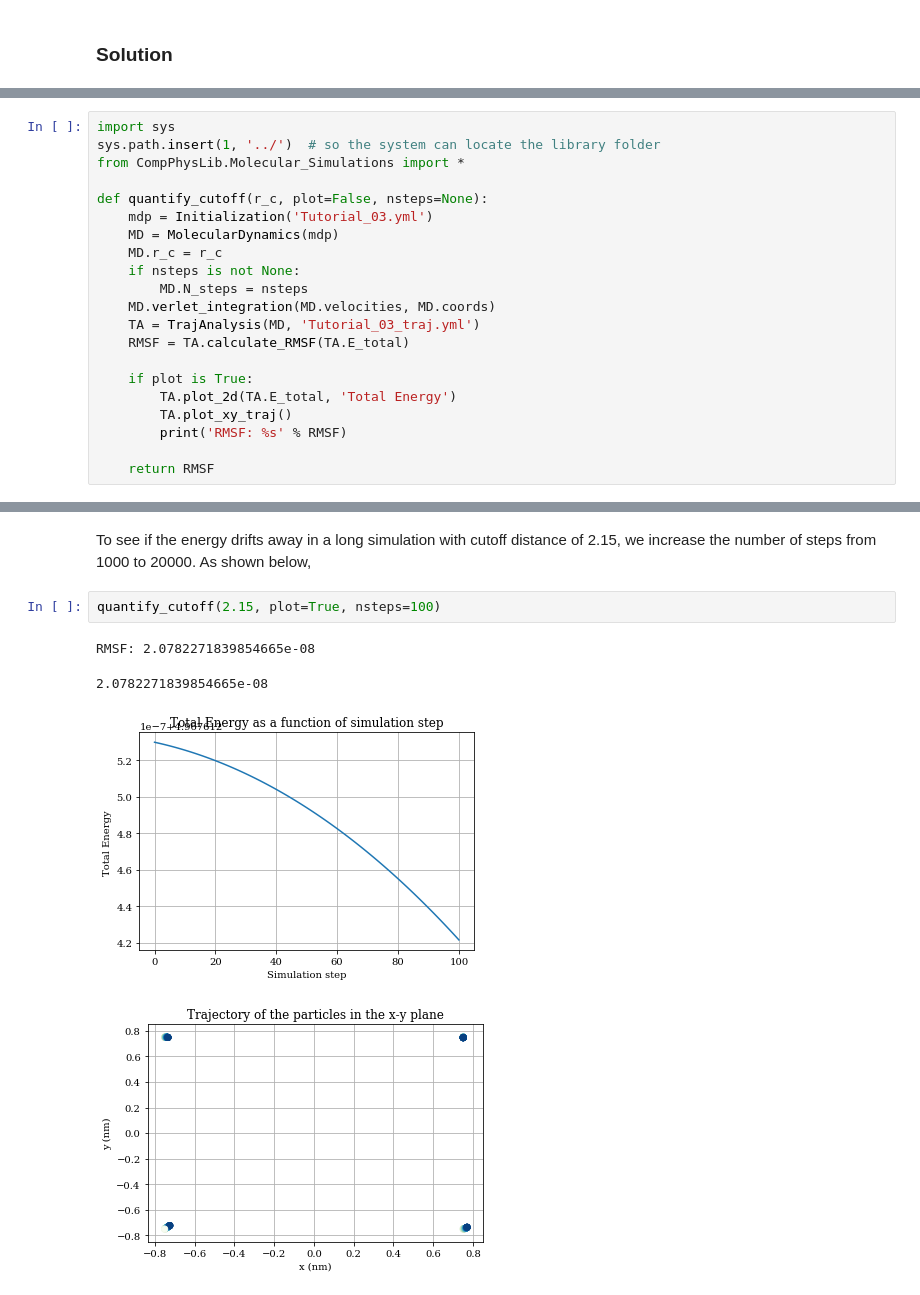
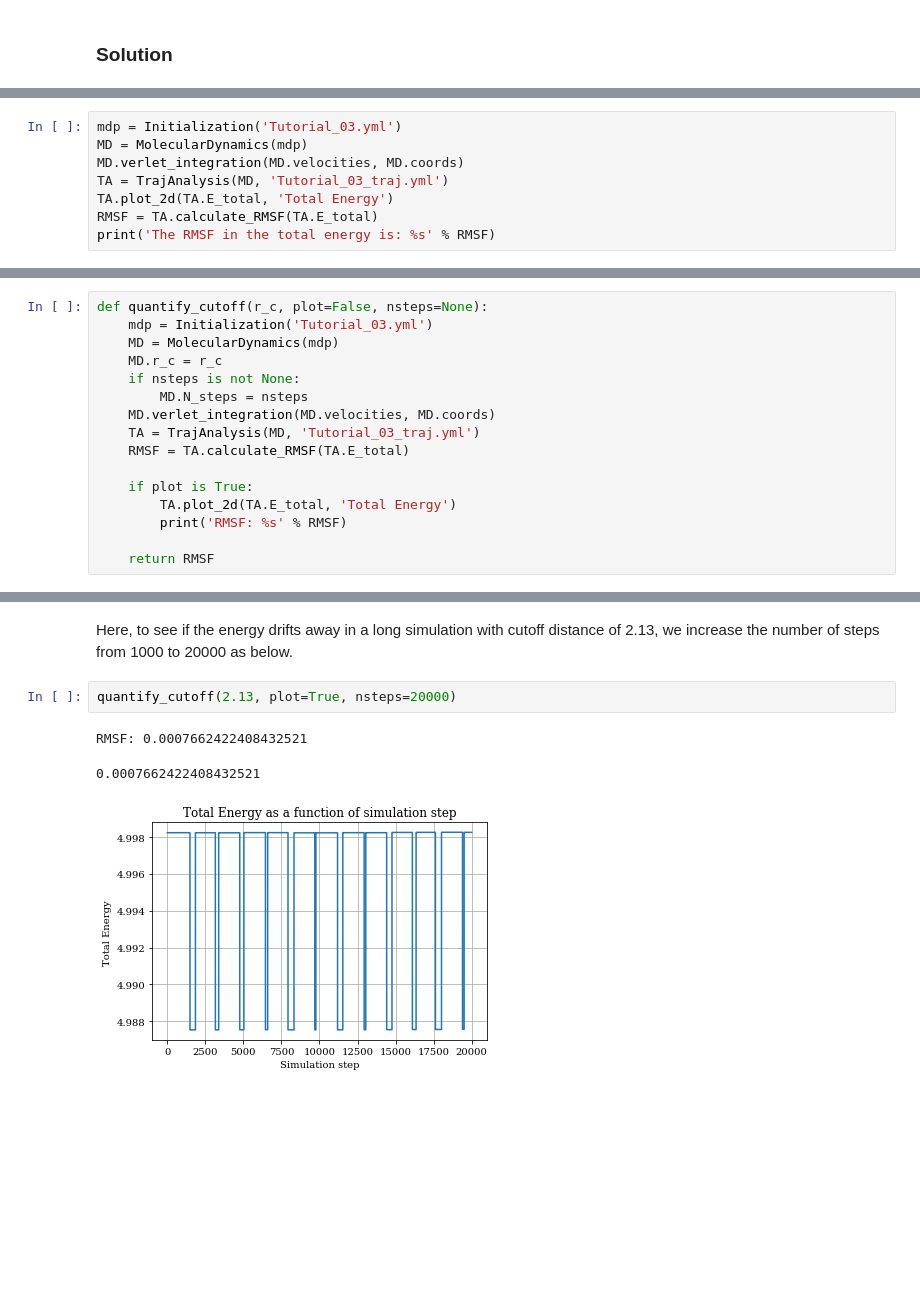
Before and after one commit to wehs7661/CompPhys, a Jupyter notebook: Tutorials/Tutorial_03.ipynb, the cells around one changed output, grey strips where cells are left out. Drawn from its saved outputs; the diff is of its cells as text; blank space fills up the shorter version.

```diff
--- a/Tutorials/Tutorial_03.ipynb
+++ b/Tutorials/Tutorial_03.ipynb
@@ -66,0 +78,8 @@ velo_method: 'random'
+# %%
+mdp = Initialization('Tutorial_03.yml')
+MD = MolecularDynamics(mdp)
+MD.verlet_integration(MD.velocities, MD.coords)
+TA = TrajAnalysis(MD, 'Tutorial_03_traj.yml')
+TA.plot_2d(TA.E_total, 'Total Energy')
+RMSF = TA.calculate_RMSF(TA.E_total)
+print('The RMSF in the total energy is: %s' % RMSF)
@@ -67,8 +95,4 @@ velo_method: 'random'
 # %%
-import sys
-sys.path.insert(1, '../')  # so the system can locate the library folder
-from CompPhysLib.Molecular_Simulations import *
-
 def quantify_cutoff(r_c, plot=False, nsteps=None):
     mdp = Initialization('Tutorial_03.yml')
     MD = MolecularDynamics(mdp)
@@ -81,7 +105,6 @@ def quantify_cutoff(r_c, plot=False, nsteps=None):
 
     if plot is True:
         TA.plot_2d(TA.E_total, 'Total Energy')
-        TA.plot_xy_traj()
         print('RMSF: %s' % RMSF)
 
     return RMSF
@@ -114,9 +163,8 @@ Text(0.5,1,'RMSF as a function of cutoff distance')
 # %% [markdown]
-To see if the energy drifts away in a long simulation with cutoff distance of 2.15, we increase the number of steps from 1000 to 20000. As shown below,
+Here, to see if the energy drifts away in a long simulation with cutoff distance of 2.13, we increase the number of steps from 1000 to 20000 as below.
 # %%
-quantify_cutoff(2.15, plot=True, nsteps=100)
+quantify_cutoff(2.13, plot=True, nsteps=20000)
 # %% [output]
-RMSF: 2.0782271839854665e-08
+RMSF: 0.0007662422408432521
-2.0782271839854665e-08
+0.0007662422408432521
-[figure, old version]
+[figure, new version]
-[figure, removed]
```
Also changed, not shown: parts of 14 cells of this notebook, 14 other files.
